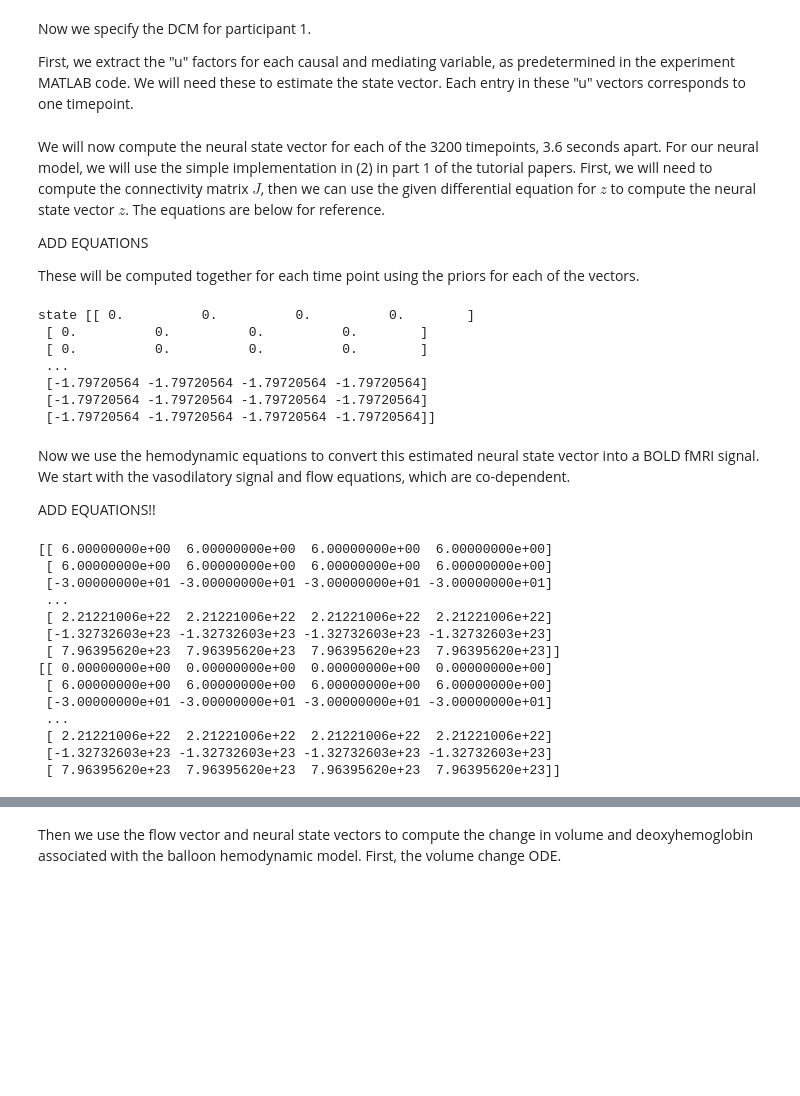
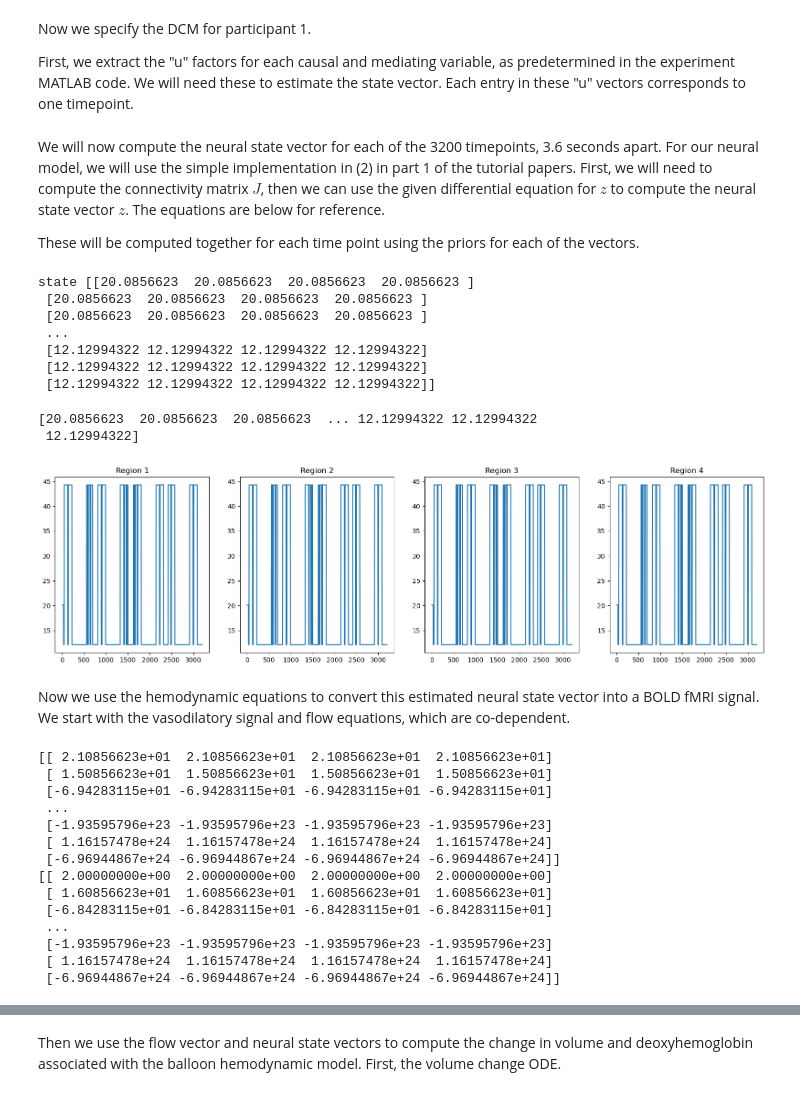
Before and after one commit to cyneuro/neuro_communication, a Jupyter notebook: DCM_tutorial.ipynb, the cells around one changed output, grey strips where cells are left out. Drawn from its saved outputs; the diff is of its cells as text; code cells hidden in the pictures; blank space fills up the shorter version.

```diff
--- a/DCM_tutorial.ipynb
+++ b/DCM_tutorial.ipynb
@@ -310,8 +311,6 @@ u_words = np.genfromtxt(u_words_path, delimiter=',')
 # %% [markdown]
 We will now compute the neural state vector for each of the 3200 timepoints, 3.6 seconds apart. For our neural model, we will use the simple implementation in (2) in part 1 of the tutorial papers. First, we will need to compute the connectivity matrix $J$, then we can use the given differential equation for $z$ to compute the neural state vector $z$. The equations are below for reference.
 
-ADD EQUATIONS
-
 These will be computed together for each time point using the priors for each of the vectors.
 # %%
 # state vec is a 3200 x 4 array
@@ -327,7 +326,7 @@ for index in range(3200):
         return dydt[0, :]
 
     # Initial condition
-    y0 = [0, 0, 0, 0]
+    y0 = [1, 1, 1, 1]
 
     # Solve ODE
     z = solve_ivp(neural_state_ode, (t-1, t), y0, args=(index,))
@@ -337,17 +336,36 @@ for index in range(3200):
 
 print("state", state_vec)
 # %% [output]
-state [[ 0.          0.          0.          0.        ]
- [ 0.          0.          0.          0.        ]
- [ 0.          0.          0.          0.        ]
+state [[20.0856623  20.0856623  20.0856623  20.0856623 ]
+ [20.0856623  20.0856623  20.0856623  20.0856623 ]
+ [20.0856623  20.0856623  20.0856623  20.0856623 ]
  ...
- [-1.79720564 -1.79720564 -1.79720564 -1.79720564]
- [-1.79720564 -1.79720564 -1.79720564 -1.79720564]
- [-1.79720564 -1.79720564 -1.79720564 -1.79720564]]
+ [12.12994322 12.12994322 12.12994322 12.12994322]
+ [12.12994322 12.12994322 12.12994322 12.12994322]
+ [12.12994322 12.12994322 12.12994322 12.12994322]]
+# %%
+# Plotting the state vector for each region
+fig, ax = plt.subplots(1, 4, figsize = (20, 5))
+
+ax.flatten()[0].plot(state_vec[:,0])
+ax.flatten()[0].set_title("Region 1")
+
+ax.flatten()[1].plot(state_vec[:,1])
+ax.flatten()[1].set_title("Region 2")
+
+ax.flatten()[2].plot(state_vec[:,2])
+ax.flatten()[2].set_title("Region 3")
+
+ax.flatten()[3].plot(state_vec[:,3])
+ax.flatten()[3].set_title("Region 4")
+
+fig.subplots_adjust(hspace = 0.8)
+# %% [output]
+[20.0856623  20.0856623  20.0856623  ... 12.12994322 12.12994322
+ 12.12994322]
+[figure, added]
 # %% [markdown]
 Now we use the hemodynamic equations to convert this estimated neural state vector into a BOLD fMRI signal. We start with the vasodilatory signal and flow equations, which are co-dependent.
-
-ADD EQUATIONS!!
 # %%
 kappa = 0 # Rate of vasodilatory signal decay (prior)
 gamma = 6 # Rate of decay to feedback to vasodilatory signal (prior)
@@ -363,15 +381,15 @@ def flow_ode(t, f, s):
     dfdt = s
     return dfdt
 
-f = [0, 0, 0, 0]
-s = [0, 0, 0, 0]
+f = [1, 1, 1, 1]
+s = [1, 1, 1, 1]
 
 for index in range(3200):
     t = index * 3.6
 
     # Iteratively determine s and f, starting with s
-    s0 = [0, 0, 0, 0]
-    f0 = [0, 0, 0, 0]
+    s0 = [1, 1, 1, 1]
+    f0 = [1, 1, 1, 1]
 
     # Solve ODE
     if index == 0:
@@ -388,17 +406,17 @@ for index in range(3200):
 print(vasodilatory_vec)
 print(flow_vec)
 # %% [output]
-[[ 6.00000000e+00  6.00000000e+00  6.00000000e+00  6.00000000e+00]
- [ 6.00000000e+00  6.00000000e+00  6.00000000e+00  6.00000000e+00]
- [-3.00000000e+01 -3.00000000e+01 -3.00000000e+01 -3.00000000e+01]
+[[ 2.10856623e+01  2.10856623e+01  2.10856623e+01  2.10856623e+01]
+ [ 1.50856623e+01  1.50856623e+01  1.50856623e+01  1.50856623e+01]
+ [-6.94283115e+01 -6.94283115e+01 -6.94283115e+01 -6.94283115e+01]
  ...
- [ 2.21221006e+22  2.21221006e+22  2.21221006e+22  2.21221006e+22]
- [-1.32732603e+23 -1.32732603e+23 -1.32732603e+23 -1.32732603e+23]
- [ 7.96395620e+23  7.96395620e+23  7.96395620e+23  7.96395620e+23]]
-[[ 0.00000000e+00  0.00000000e+00  0.00000000e+00  0.00000000e+00]
- [ 6.00000000e+00  6.00000000e+00  6.00000000e+00  6.00000000e+00]
- [-3.00000000e+01 -3.00000000e+01 -3.00000000e+01 -3.00000000e+01]
+ [-1.93595796e+23 -1.93595796e+23 -1.93595796e+23 -1.93595796e+23]
+ [ 1.16157478e+24  1.16157478e+24  1.16157478e+24  1.16157478e+24]
+ [-6.96944867e+24 -6.96944867e+24 -6.96944867e+24 -6.96944867e+24]]
+[[ 2.00000000e+00  2.00000000e+00  2.00000000e+00  2.00000000e+00]
+ [ 1.60856623e+01  1.60856623e+01  1.60856623e+01  1.60856623e+01]
+ [-6.84283115e+01 -6.84283115e+01 -6.84283115e+01 -6.84283115e+01]
  ...
- [ 2.21221006e+22  2.21221006e+22  2.21221006e+22  2.21221006e+22]
- [-1.32732603e+23 -1.32732603e+23 -1.32732603e+23 -1.32732603e+23]
- [ 7.96395620e+23  7.96395620e+23  7.96395620e+23  7.96395620e+23]]
+ [-1.93595796e+23 -1.93595796e+23 -1.93595796e+23 -1.93595796e+23]
+ [ 1.16157478e+24  1.16157478e+24  1.16157478e+24  1.16157478e+24]
+ [-6.96944867e+24 -6.96944867e+24 -6.96944867e+24 -6.96944867e+24]]
```
Also changed, not shown: parts of 9 cells of this notebook.
